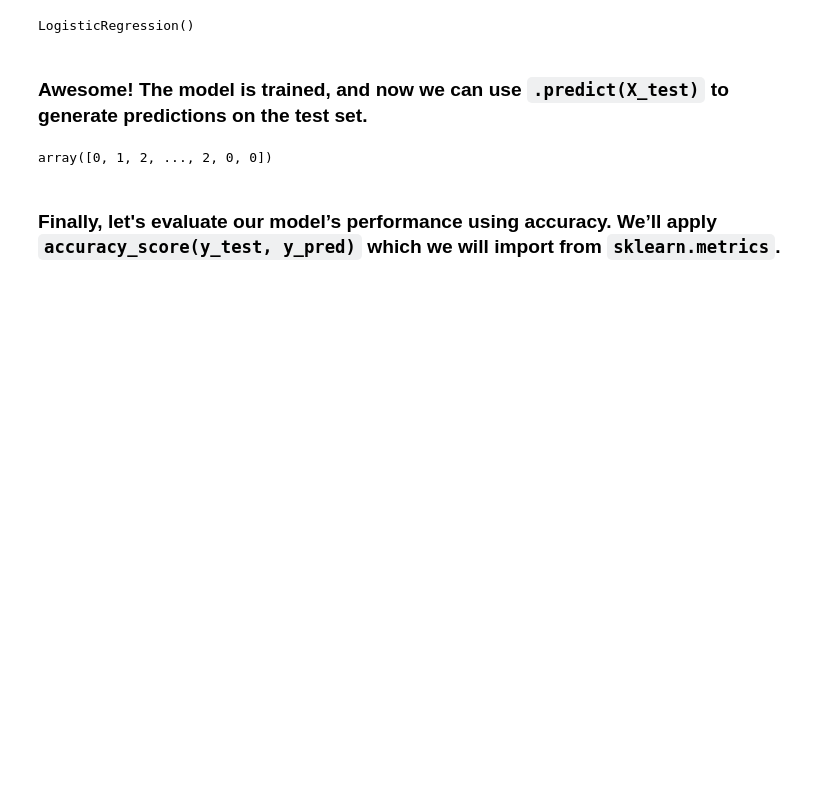
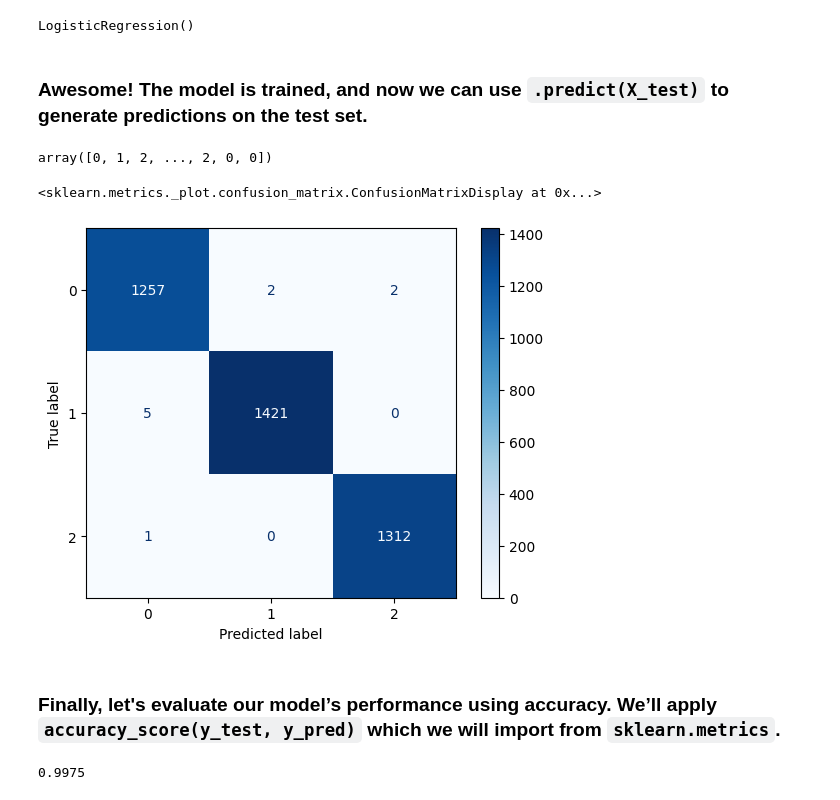
Before and after one commit to coder-priyanka01/Machine-Learning, a Jupyter notebook: logistic.ipynb, the cells around one changed output. Drawn from its saved outputs; the diff is of its cells as text; code cells hidden in the pictures; blank space fills up the shorter version.

```diff
--- a/logistic.ipynb
+++ b/logistic.ipynb
@@ -160,7 +160,7 @@ df['personality_type'] = le.fit_transform(df['personality_type'])
 # %% [markdown]
 ### Split X and y features.
 # %%
-X = df.drop(columns=['personality_type'])
+X = df.drop(columns=['personality_type', 'emotional_stability','stress_handling', 'creativity'])
 y = df['personality_type']
 # %% [markdown]
 ### Machine learning models work better when all features are on the same scale, so we use `StandardScaler` from `sklearn.preprocessing` to transform the features. This makes each feature have a **mean of 0** and **standard deviation of 1**, helping the model learn efficiently.
@@ -192,5 +192,19 @@ y_pred = model.predict(X_test)
 y_pred
 # %% [output]
 array([0, 1, 2, ..., 2, 0, 0])
+# %%
+from sklearn.metrics import confusion_matrix, ConfusionMatrixDisplay
+cm = confusion_matrix(y_test, y_pred)
+cm
+disp = ConfusionMatrixDisplay(cm)
+disp.plot(cmap = "Blues")
+# %% [output]
+<sklearn.metrics._plot.confusion_matrix.ConfusionMatrixDisplay at 0x...>
+[figure, added]
 # %% [markdown]
 ### Finally, let's evaluate our model’s performance using accuracy. We’ll apply `accuracy_score(y_test, y_pred)` which we will import from `sklearn.metrics`.
+# %%
+from sklearn.metrics import accuracy_score, classification_report
+accuracy_score(y_test, y_pred)
+# %% [output]
+0.9975
```
Also changed, not shown: parts of 3 cells of this notebook.
